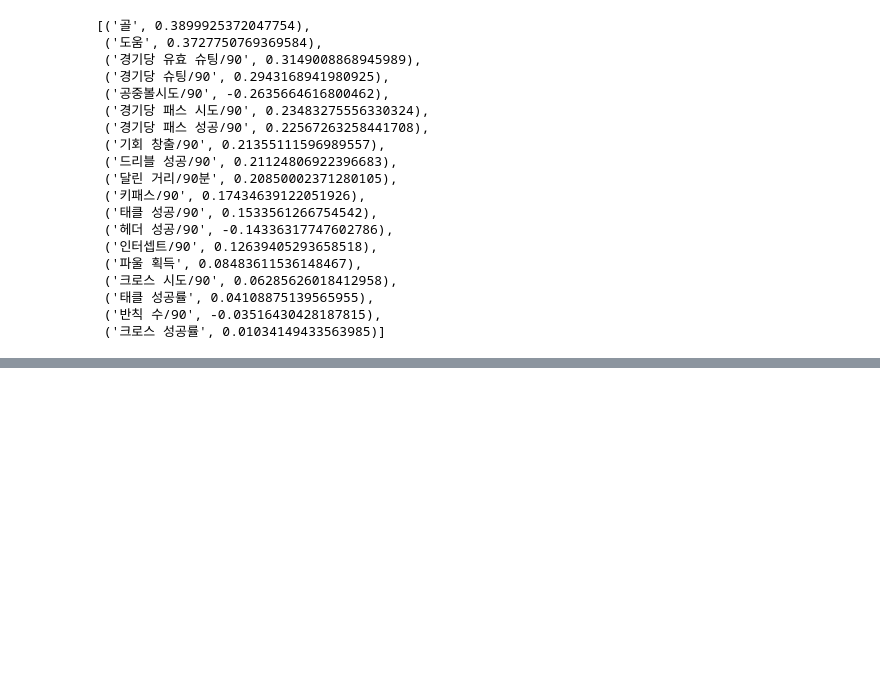
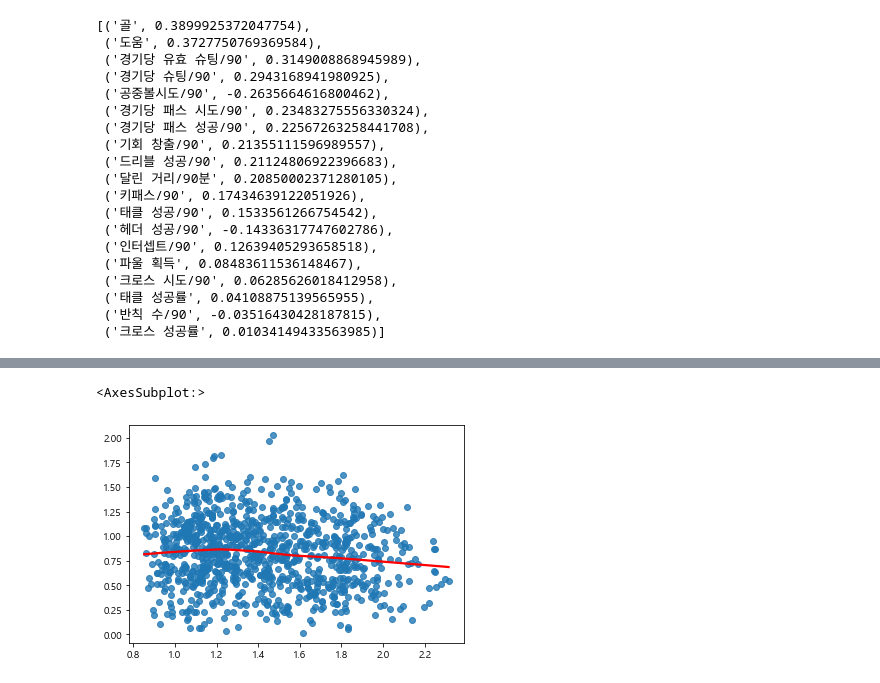
Before and after one commit to YongJaeJung/FM_DA_Project, a Jupyter notebook: 03.표준획득승점 선형회귀-tensorflow-공격수.ipynb, the cells around one changed output, grey strips where cells are left out. Saved outputs shown, nothing was run; the diff lists cells and outputs as text; code cells hidden in the pictures; blank space fills up the shorter version.

```diff
--- a/03.표준획득승점 선형회귀-tensorflow-공격수.ipynb
+++ b/03.표준획득승점 선형회귀-tensorflow-공격수.ipynb
@@ -465,0 +445,5 @@ Epoch 600/600
+# %%
+sns.regplot(norm_forward_df['predict'].values, np.sqrt(np.abs(sr)), lowess=True, line_kws={'color': 'red'})
+# %% [output]
+<AxesSubplot:>
+[figure, added]
```
Also changed, not shown: parts of 28 cells of this notebook.
